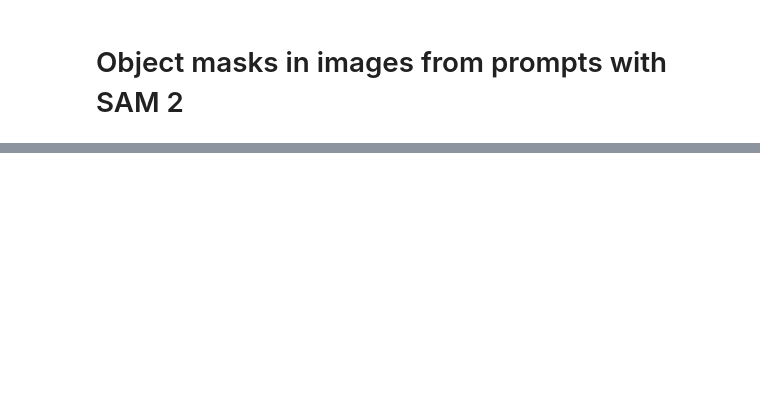
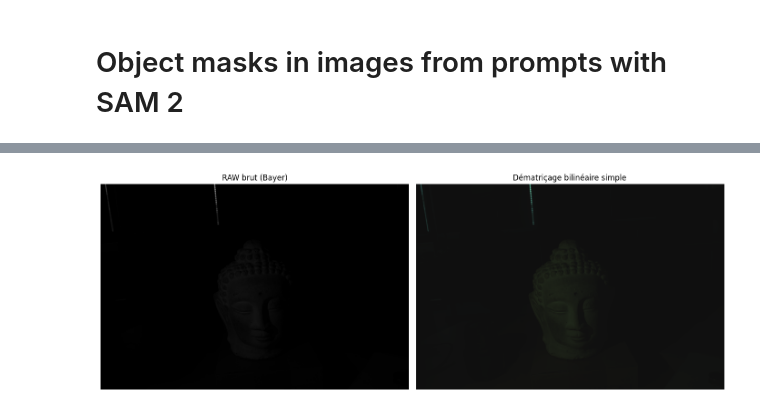
Before and after one commit to Romain-Malinge/Stray-light-elimination, a Jupyter notebook: differance.ipynb, the cells around one changed output, grey strips where cells are left out. Saved outputs shown, nothing was run; the diff lists cells and outputs as text; code cells hidden in the pictures; blank space fills up the shorter version.

```diff
--- a/differance.ipynb
+++ b/differance.ipynb
@@ -18,0 +91,7 @@ plt.imshow(light)
+# %%
+path_L = "./BDD/Reel/Buddha_4/PS/DSC_9505.NEF"
+L_true = load_image_raw(path_L)
+
+show_raw_and_bilinear(L_true)
+# %% [output]
+[figure, added]
```
Also changed, not shown: parts of 6 cells of this notebook.
